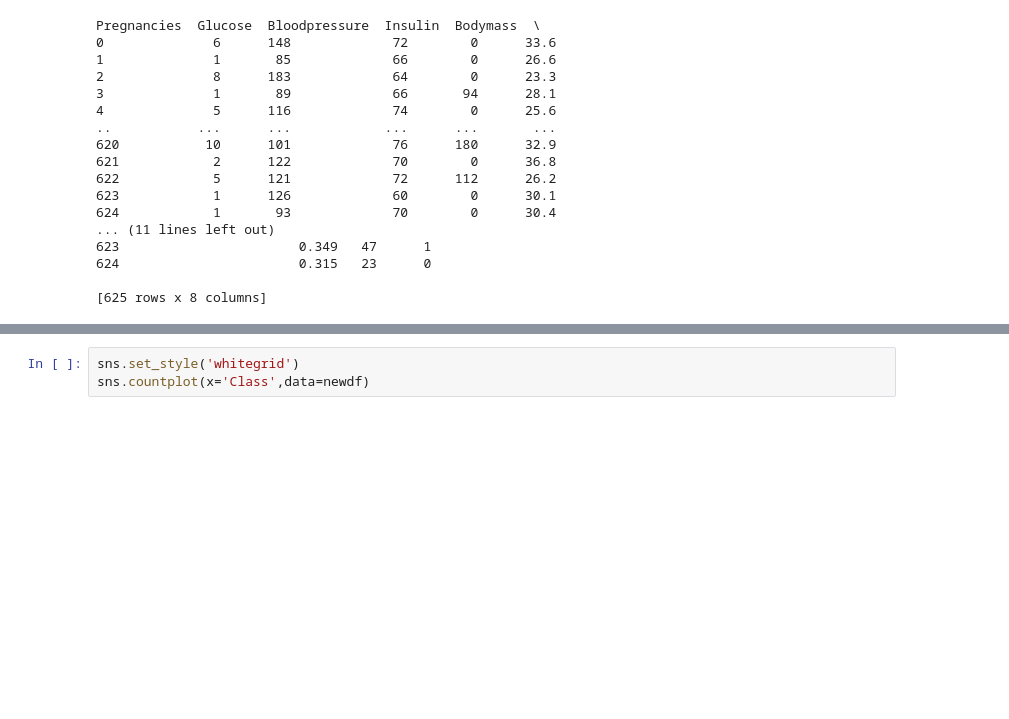
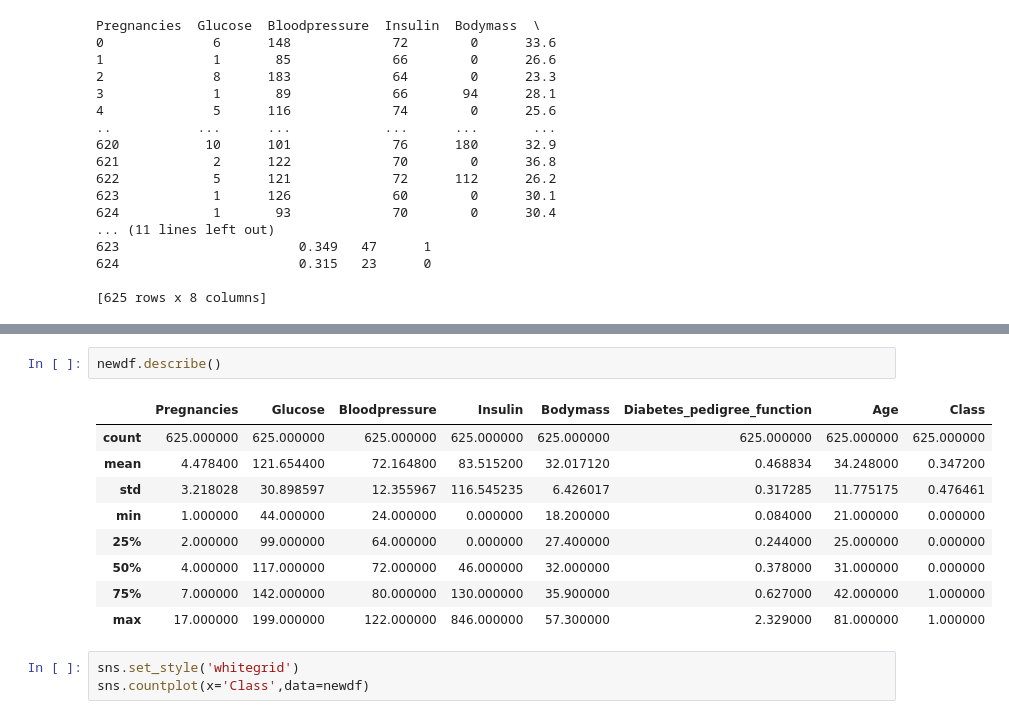
Before and after one commit to HenrikAgger/PythonProject, a Jupyter notebook: diabetes_analysis.ipynb, the cells around one changed output, grey strips where cells are left out. Saved outputs shown, nothing was run; the diff lists cells and outputs as text; blank space fills up the shorter version.

```diff
--- a/diabetes_analysis.ipynb
+++ b/diabetes_analysis.ipynb
@@ -120,3 +119,15 @@ sns.swarmplot(x="Class", y="Insulin", data=newdf)
+# %%
+newdf.describe()
+# %% [output]
+|  | Pregnancies | Glucose | Bloodpressure | Insulin | Bodymass | Diabetes_pedigree_function | Age | Class |
+| count | 625.000000 | 625.000000 | 625.000000 | 625.000000 | 625.000000 | 625.000000 | 625.000000 | 625.000000 |
+| mean | 4.478400 | 121.654400 | 72.164800 | 83.515200 | 32.017120 | 0.468834 | 34.248000 | 0.347200 |
+| std | 3.218028 | 30.898597 | 12.355967 | 116.545235 | 6.426017 | 0.317285 | 11.775175 | 0.476461 |
+| min | 1.000000 | 44.000000 | 24.000000 | 0.000000 | 18.200000 | 0.084000 | 21.000000 | 0.000000 |
+| 25% | 2.000000 | 99.000000 | 64.000000 | 0.000000 | 27.400000 | 0.244000 | 25.000000 | 0.000000 |
+| 50% | 4.000000 | 117.000000 | 72.000000 | 46.000000 | 32.000000 | 0.378000 | 31.000000 | 0.000000 |
+| 75% | 7.000000 | 142.000000 | 80.000000 | 130.000000 | 35.900000 | 0.627000 | 42.000000 | 1.000000 |
+| max | 17.000000 | 199.000000 | 122.000000 | 846.000000 | 57.300000 | 2.329000 | 81.000000 | 1.000000 |
 # %%
 sns.set_style('whitegrid')
 sns.countplot(x='Class',data=newdf)
```
Also changed, not shown: parts of 4 cells of this notebook, 1 other file.
